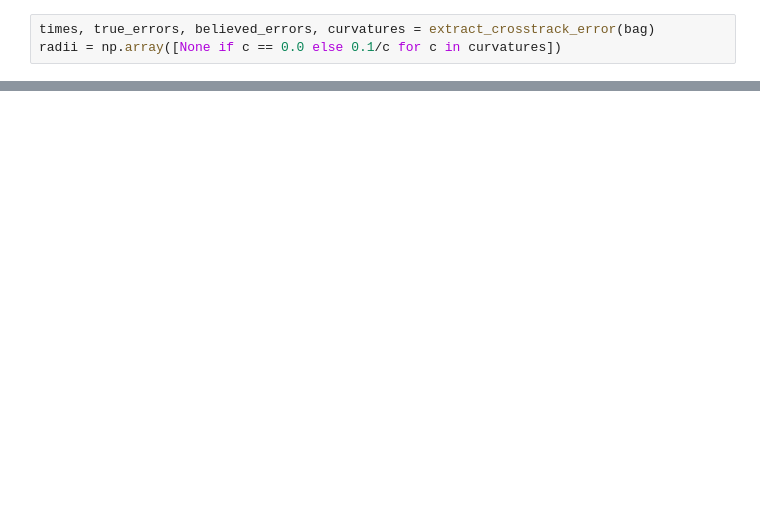
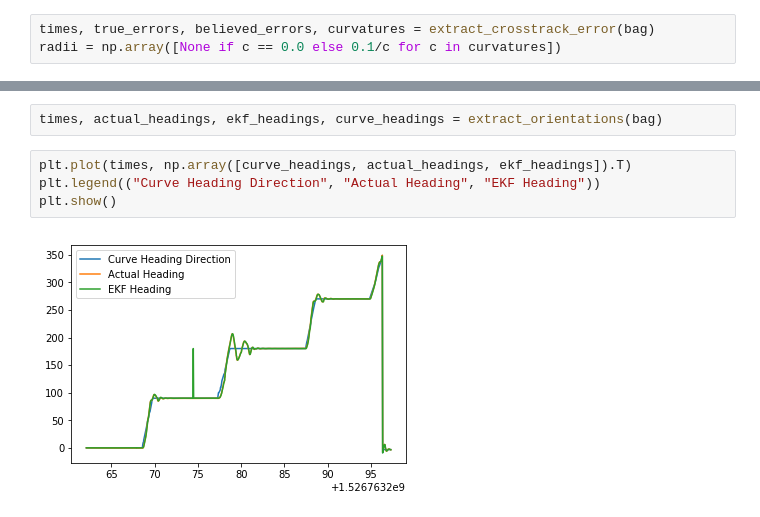
Before and after one commit to flyingsilverfin/AV-Camera-Placement, a Jupyter notebook: evaluation/parallel_simulation/Log Analysis.ipynb, the cells around one changed output, grey strips where cells are left out. Drawn from its saved outputs; the diff is of its cells as text; blank space fills up the shorter version.

```diff
--- a/evaluation/parallel_simulation/Log Analysis.ipynb
+++ b/evaluation/parallel_simulation/Log Analysis.ipynb
@@ -201,0 +289,8 @@ plt.legend(("true", "believed"))
+# %%
+times, actual_headings, ekf_headings, curve_headings = extract_orientations(bag)
+# %%
+plt.plot(times, np.array([curve_headings, actual_headings, ekf_headings]).T)
+plt.legend(("Curve Heading Direction", "Actual Heading", "EKF Heading"))
+plt.show()
+# %% [output]
+[figure, added]
```
Also changed, not shown: parts of 32 cells of this notebook, 6 other files.
